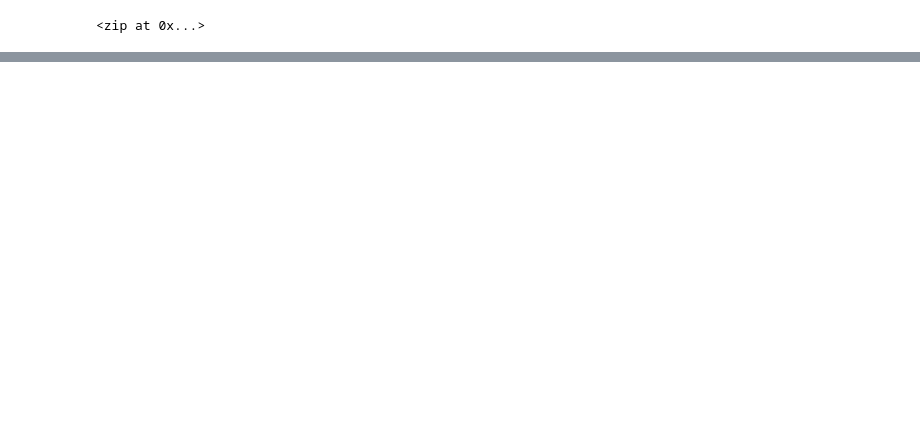
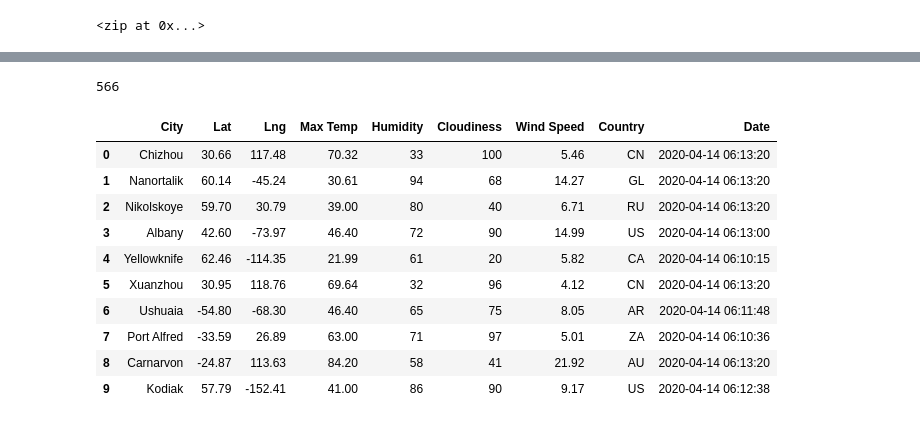
Before and after one commit to PaulIsenberg/World_Weather_Analysis2, a Jupyter notebook: WeatherPy.ipynb, the cells around one changed output, grey strips where cells are left out. Drawn from its saved outputs; the diff is of its cells as text; code cells hidden in the pictures; blank space fills up the shorter version.

Commit message:
Adding 6.2.7 list of city data

```diff
--- a/WeatherPy.ipynb
+++ b/WeatherPy.ipynb
@@ -31,0 +38,4 @@ len(cities)
+# %%
+# Starting URL for Weather Map API Call.
+url = "http://api.openweathermap.org/data/2.5/weather?units=Imperial&APPID=" + weather_api_key
+print(url)
@@ -31,0 +125,20 @@ len(cities)
+# %%
+len(city_data)
+# %% [output]
+566
+# %%
+# Convert the array of dictionaries to a Pandas DataFrame.
+city_data_df = pd.DataFrame(city_data)
+city_data_df.head(10)
+# %% [output]
+|  | City | Lat | Lng | Max Temp | Humidity | Cloudiness | Wind Speed | Country | Date |
+| 0 | Chizhou | 30.66 | 117.48 | 70.32 | 33 | 100 | 5.46 | CN | 2020-04-14 06:13:20 |
+| 1 | Nanortalik | 60.14 | -45.24 | 30.61 | 94 | 68 | 14.27 | GL | 2020-04-14 06:13:20 |
+| 2 | Nikolskoye | 59.70 | 30.79 | 39.00 | 80 | 40 | 6.71 | RU | 2020-04-14 06:13:20 |
+| 3 | Albany | 42.60 | -73.97 | 46.40 | 72 | 90 | 14.99 | US | 2020-04-14 06:13:00 |
+| 4 | Yellowknife | 62.46 | -114.35 | 21.99 | 61 | 20 | 5.82 | CA | 2020-04-14 06:10:15 |
+| 5 | Xuanzhou | 30.95 | 118.76 | 69.64 | 32 | 96 | 4.12 | CN | 2020-04-14 06:13:20 |
+| 6 | Ushuaia | -54.80 | -68.30 | 46.40 | 65 | 75 | 8.05 | AR | 2020-04-14 06:11:48 |
+| 7 | Port Alfred | -33.59 | 26.89 | 63.00 | 71 | 97 | 5.01 | ZA | 2020-04-14 06:10:36 |
+| 8 | Carnarvon | -24.87 | 113.63 | 84.20 | 58 | 41 | 21.92 | AU | 2020-04-14 06:13:20 |
+| 9 | Kodiak | 57.79 | -152.41 | 41.00 | 86 | 90 | 9.17 | US | 2020-04-14 06:12:38 |
```
Also changed, not shown: parts of 9 cells of this notebook, 3 other files.
